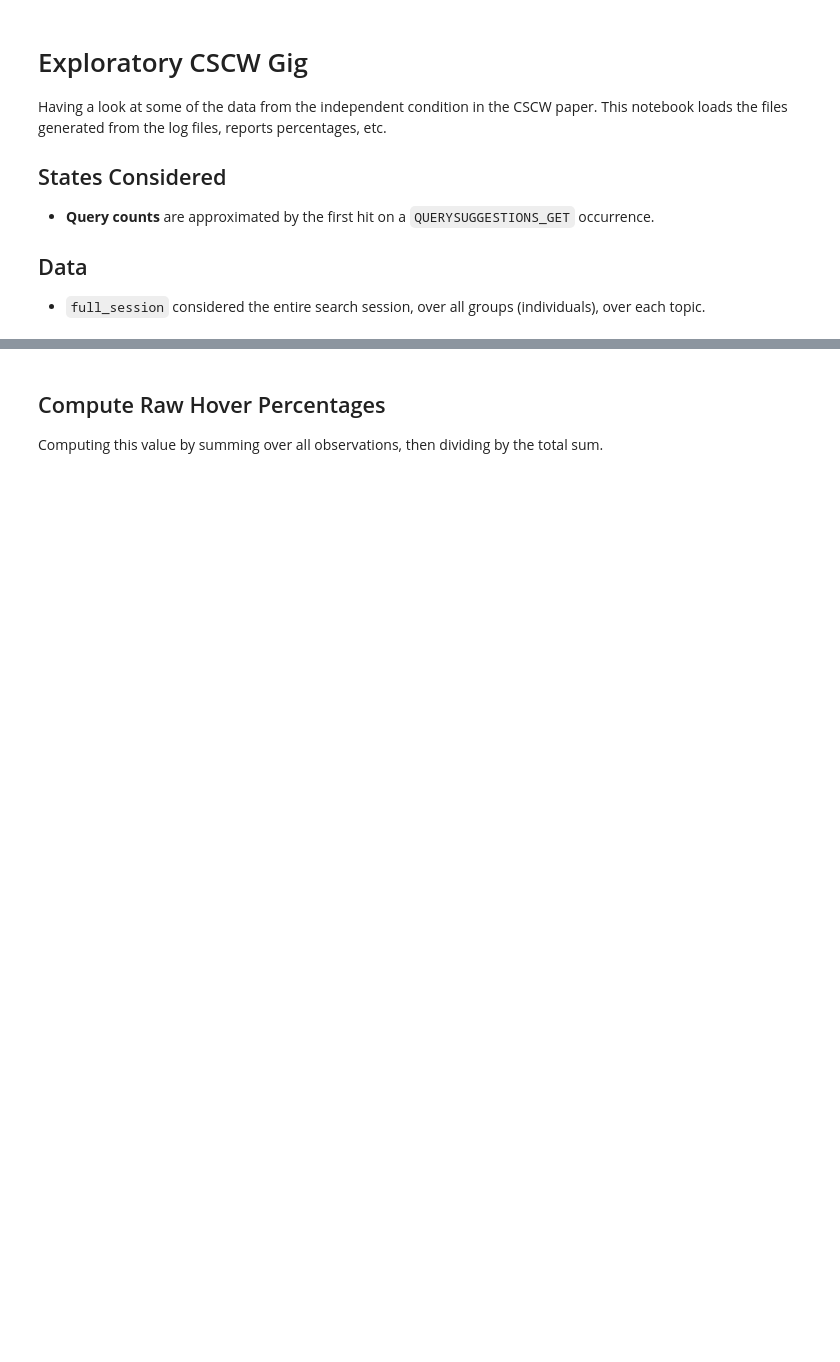
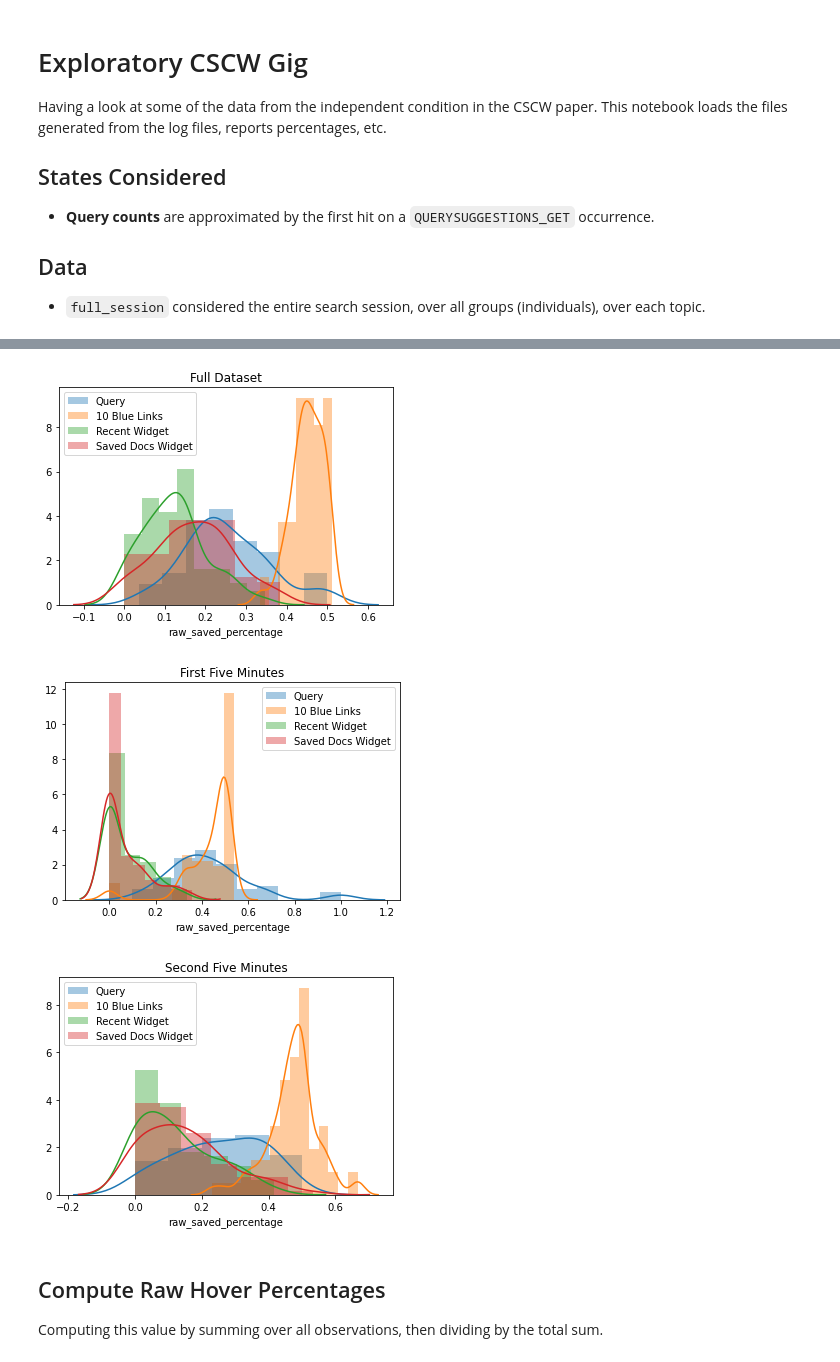
Before and after one commit to maxwelld90/modelling, a Jupyter notebook: exploratory/cscw-markov/Exploratory CSCW Gig.ipynb, the cells around one changed output, grey strips where cells are left out. Saved outputs shown, nothing was run; the diff lists cells and outputs as text; code cells hidden in the pictures; blank space fills up the shorter version.

```diff
--- a/exploratory/cscw-markov/Exploratory CSCW Gig.ipynb
+++ b/exploratory/cscw-markov/Exploratory CSCW Gig.ipynb
@@ -21,3 +64,30 @@ second5_df = pd.read_csv(path_second_five_session)
+# %%
+def compute_session_percentages(df, name):
+    """
+    Computes per-session interaction percentages, adding columns to the given DataFrame.
+    """
+    df['raw_total'] = df['raw_query'] + df['raw_results'] + df['raw_recent'] + df['raw_saved']
+    df['raw_query_percentage'] = df['raw_query'] / df['raw_total']
+    df['raw_results_percentage'] = df['raw_results'] / df['raw_total']
+    df['raw_recent_percentage'] = df['raw_recent'] / df['raw_total']
+    df['raw_saved_percentage'] = df['raw_saved'] / df['raw_total']
+
+    sns.distplot(df['raw_query_percentage'], label='Query')
+    sns.distplot(df['raw_results_percentage'], label='10 Blue Links')
+    sns.distplot(df['raw_recent_percentage'], label='Recent Widget')
+    sns.distplot(df['raw_saved_percentage'], label='Saved Docs Widget')
+
+    plt.title(name)
+    plt.legend()
+    plt.show()
+
+compute_session_percentages(full_df, 'Full Dataset')
+compute_session_percentages(first5_df, 'First Five Minutes')
+compute_session_percentages(second5_df, 'Second Five Minutes')
+# %% [output]
+[figure, added]
+[figure, added]
+[figure, added]
 # %% [markdown]
 ## Compute Raw Hover Percentages
 Computing this value by summing over all observations, then dividing by the total sum.
```
Also changed, not shown: parts of 16 cells of this notebook, 17 other files.
